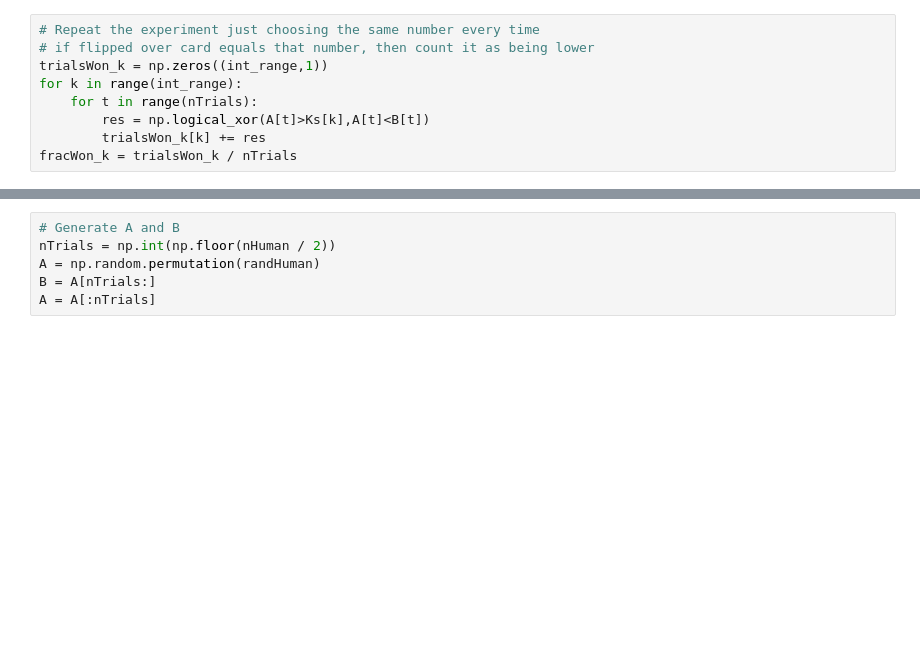
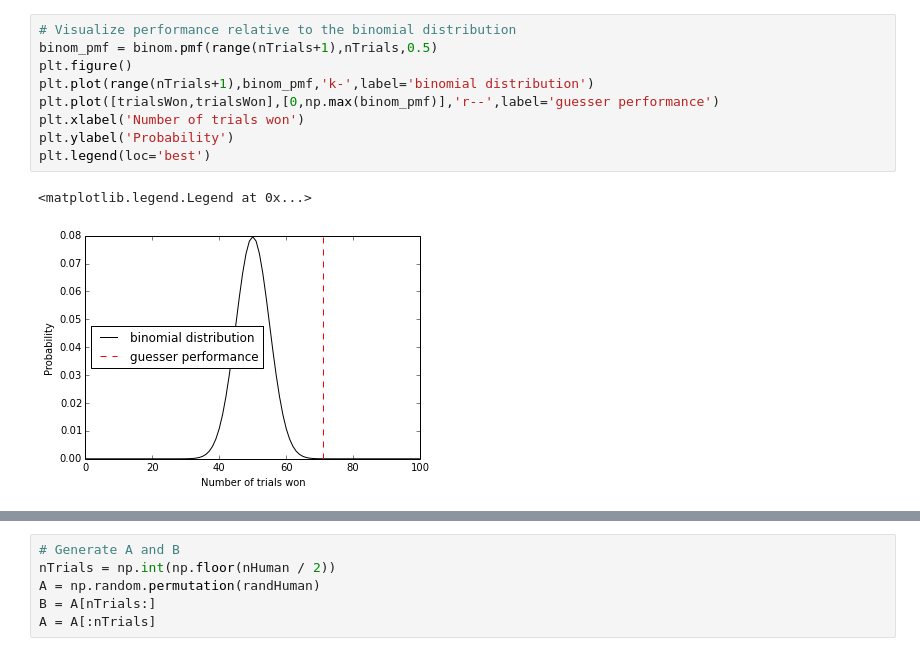
Before and after one commit to srcole/qwm, a Jupyter notebook: guessinggame/guessinggame.ipynb, the cells around one changed output, grey strips where cells are left out. Saved outputs shown, nothing was run; the diff lists cells and outputs as text; blank space fills up the shorter version.

```diff
--- a/guessinggame/guessinggame.ipynb
+++ b/guessinggame/guessinggame.ipynb
@@ -63,9 +95,12 @@ p= 6.28957500837e-06
-# %%
-# Repeat the experiment just choosing the same number every time
-# if flipped over card equals that number, then count it as being lower
-trialsWon_k = np.zeros((int_range,1))
-for k in range(int_range):
-    for t in range(nTrials):
-        res = np.logical_xor(A[t]>Ks[k],A[t]<B[t])
-        trialsWon_k[k] += res
-fracWon_k = trialsWon_k / nTrials
+# %%
+# Visualize performance relative to the binomial distribution
+binom_pmf = binom.pmf(range(nTrials+1),nTrials,0.5)
+plt.figure()
+plt.plot(range(nTrials+1),binom_pmf,'k-',label='binomial distribution')
+plt.plot([trialsWon,trialsWon],[0,np.max(binom_pmf)],'r--',label='guesser performance')
+plt.xlabel('Number of trials won')
+plt.ylabel('Probability')
+plt.legend(loc='best')
+# %% [output]
+<matplotlib.legend.Legend at 0x...>
+[figure, added]
```
Also changed, not shown: parts of 27 cells of this notebook, 1 other file.
